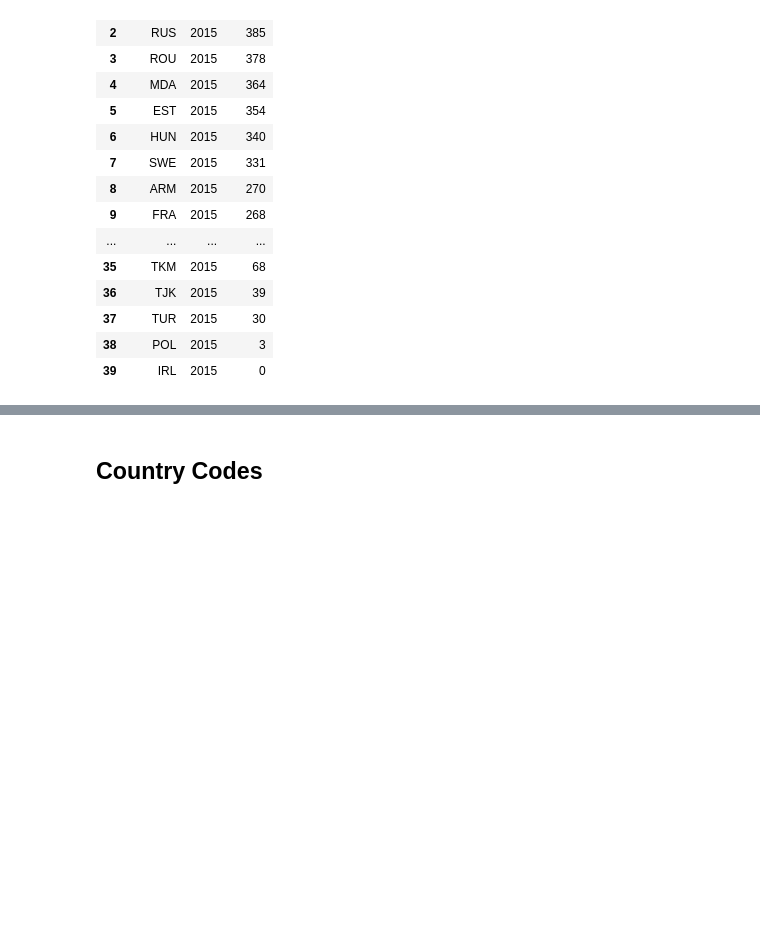
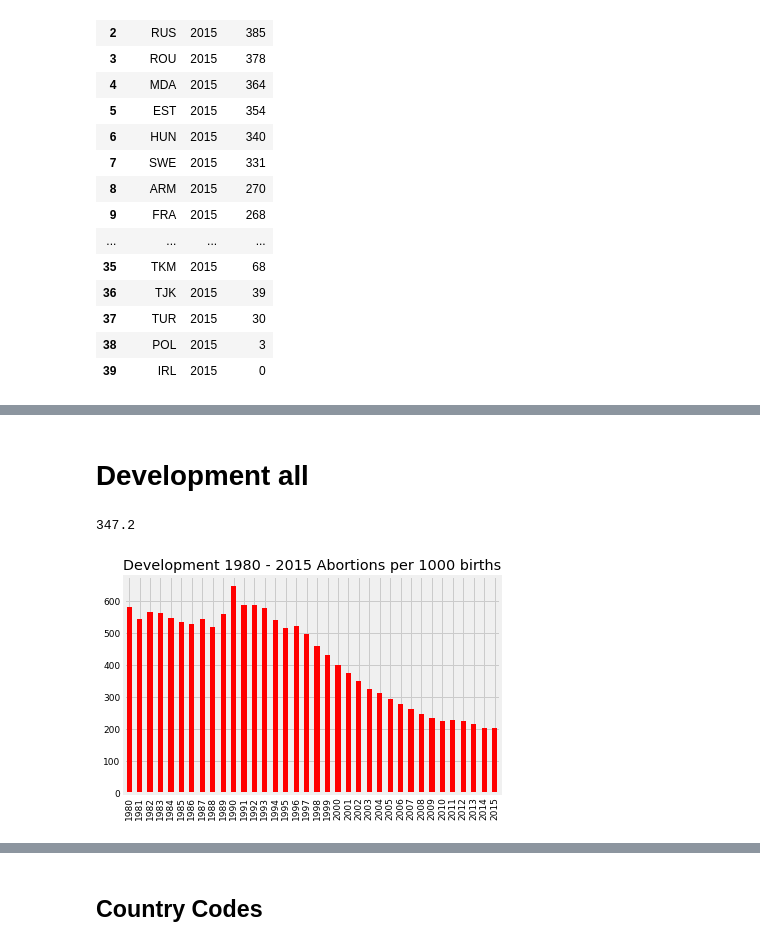
Before and after one commit to tamedia-ddj/abortions, a Jupyter notebook: analysis2.ipynb, the cells around one changed output, grey strips where cells are left out. Drawn from its saved outputs; the diff is of its cells as text; code cells hidden in the pictures; blank space fills up the shorter version.

```diff
--- a/analysis2.ipynb
+++ b/analysis2.ipynb
@@ -54,0 +57,31 @@ memory usage: 1.2+ KB
+# %% [markdown]
+# Development all
+# %%
+a = pd.read_csv('d/abortionEU.csv')
+country_list = list(set(list(a['Country'])))
+del a['Unnamed: 4']
+del a['Unnamed: 3']
+# %%
+years = list(set(list(a['Year'])))
+# %%
+round(a[a['Year']==1970]['Count'].mean(), 1)
+# %% [output]
+347.2
+# %%
+lst = []
+for elem in years:
+    value = round(a[a['Year']==elem]['Count'].mean(), 1)
+    mini_dict = {'Year':elem,
+                 'Value': value}
+    lst.append(mini_dict)
+# %%
+AvgAbortions = pd.DataFrame(lst)
+AvgAbortions = AvgAbortions[AvgAbortions['Year']> 1979] #not enough before 1980
+AvgAbortions = AvgAbortions[AvgAbortions['Year']< 2016] #not enough data after 2015
+
+ax = AvgAbortions['Value'].plot(kind='bar', figsize=(6,4), fontsize=9, color='red')
+ax.set_xticklabels(list(AvgAbortions['Year']))
+ax.set_title('Development 1980 - 2015 Abortions per 1000 births')
+plt.savefig('p/02gesamtentwicklung.pdf')
+# %% [output]
+[figure, added]
```
Also changed, not shown: parts of 14 cells of this notebook, 7 other files.
